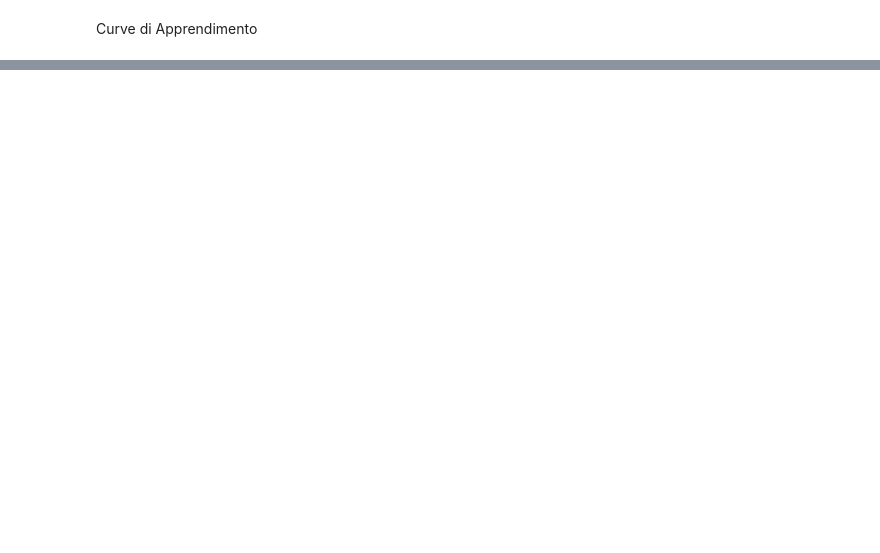
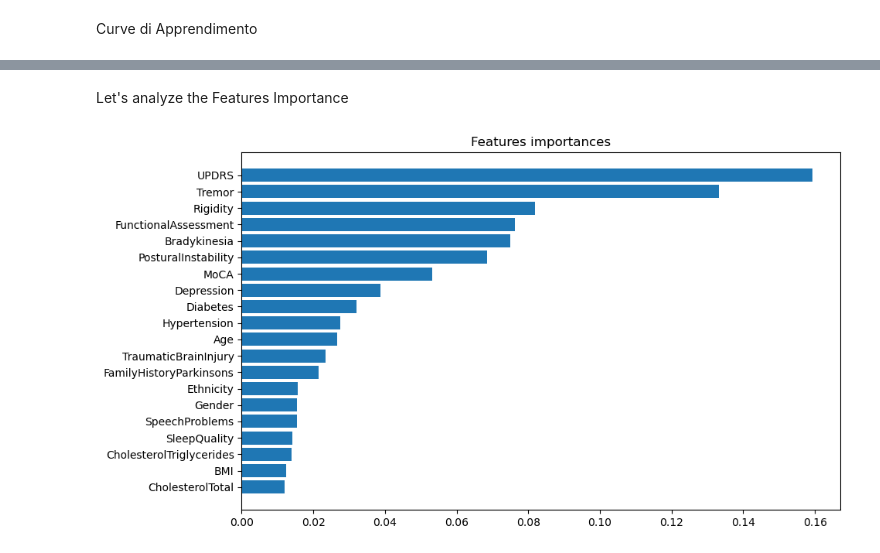
Before and after one commit to CamillaMilli/Group-36-FDS, a Jupyter notebook: main.ipynb, the cells around one changed output, grey strips where cells are left out. Saved outputs shown, nothing was run; the diff lists cells and outputs as text; code cells hidden in the pictures; blank space fills up the shorter version.

```diff
--- a/main.ipynb
+++ b/main.ipynb
@@ -738,0 +850,23 @@ Sembra confermarsi la nostra teria dell'overfitting, ma nonostante ciò sembra l
+# %%
+param_grid = {
+    'learning_rate': [0.01, 0.1, 0.3],
+    'max_depth': [3, 5, 7],
+    'min_child_weight': [1, 3, 5],
+    'subsample': [0.6, 0.8, 1.0],
+    'colsample_bytree': [0.6, 0.8, 1.0],
+    'gamma': [0, 0.1, 0.3]
+}
+
+grid_search = GridSearchCV(
+    estimator = xgb.XGBClassifier(
+        **base_params,
+        early_stopping_rounds=10
+    ),
+    param_grid = param_grid,
+    cv = StratifiedKFold(n_splits=5),
+    scoring = 'f1',
+    n_jobs = -1
+)
+
+grid_search.fit(X_resampled, y_resampled, eval_set=[(X_test, y_test)])
+best_xgb = grid_search.best_estimator_
@@ -738,0 +971,11 @@ Sembra confermarsi la nostra teria dell'overfitting, ma nonostante ciò sembra l
+# %% [markdown]
+Let's analyze the Features Importance
+# %%
+plt.figure(figsize=(10,6))
+sorted_idx = best_xgb.feature_importances_.argsort()[-20:]
+plt.barh(range(len(sorted_idx)), best_xgb.feature_importances_[sorted_idx])
+plt.yticks(range(len(sorted_idx)), [X.columns[i] for i in sorted_idx])
+plt.title('Features importances')
+plt.show()
+# %% [output]
+[figure, added]
```
Also changed, not shown: parts of 55 cells of this notebook.
